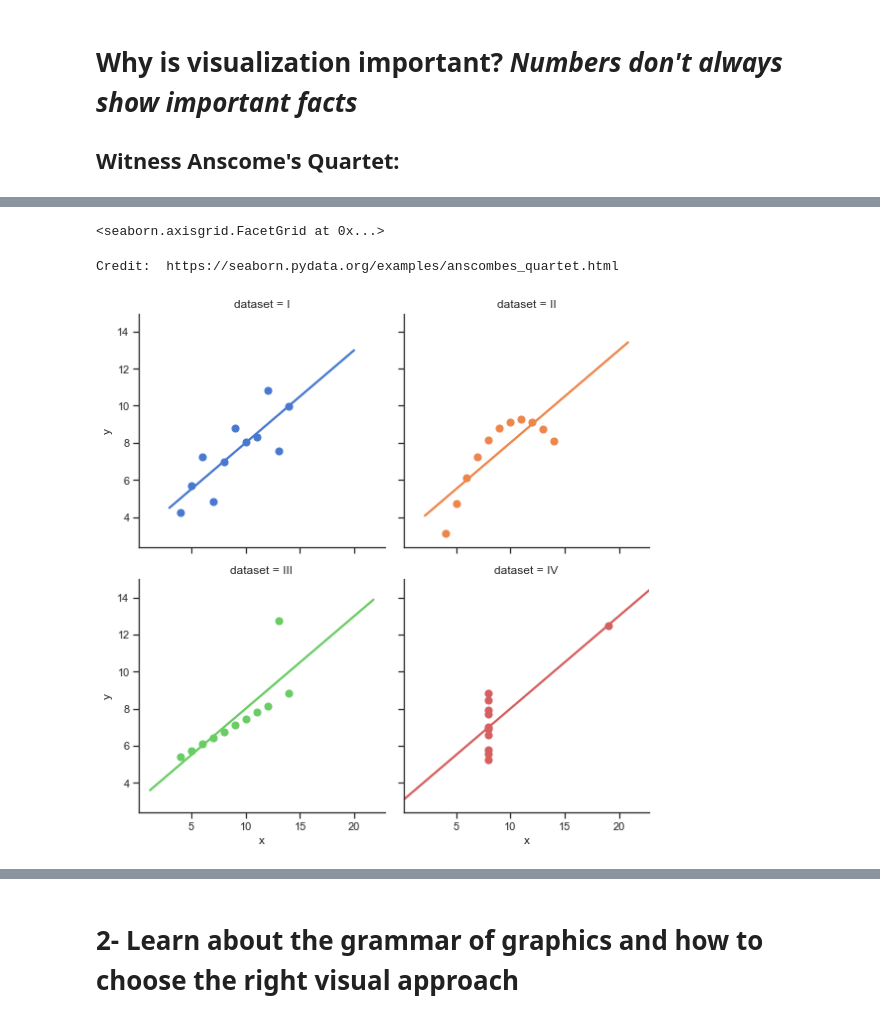
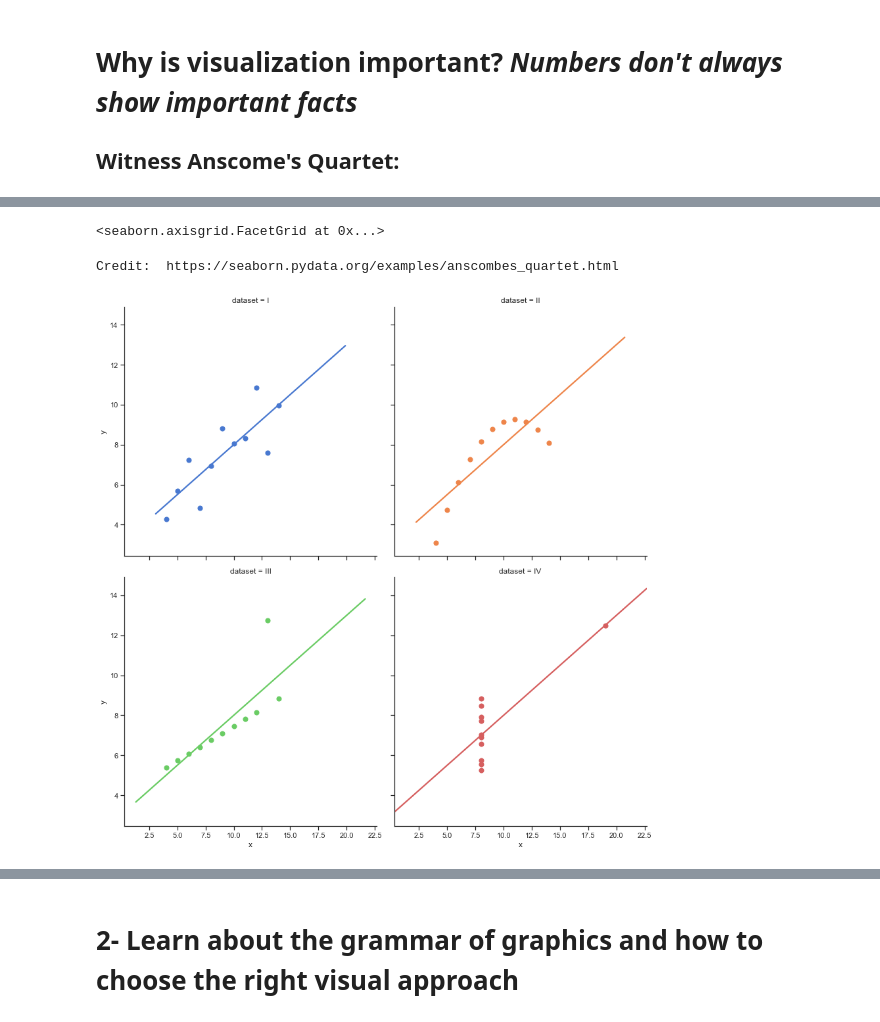
Before and after one commit to surfaceowl-ai/python_visualizations, a Jupyter notebook: notebooks/00_effective_visualizations.ipynb, the cells around one changed output, grey strips where cells are left out. Cells and saved outputs as stored; diff of their text form; code cells hidden in the pictures.

```diff
--- a/notebooks/00_effective_visualizations.ipynb
+++ b/notebooks/00_effective_visualizations.ipynb
@@ -491,18 +556,11 @@ plt.show();
 # %%
-np.warnings.filterwarnings('ignore')
-import seaborn as sns
-sns.set(style="ticks")
-
-# Load the example dataset for Anscombe's quartet
-df = sns.load_dataset("anscombe")
-
-# Show the results of a linear regression within each dataset
+# plot these datasets
 sns.lmplot(x="x", y="y", col="dataset", hue="dataset", data=df,
-           col_wrap=2, ci=None, palette="muted", height=4,
+           col_wrap=2, ci=None, palette="muted", height=6,
            scatter_kws={"s": 50, "alpha": 1})
 
 print("\nCredit:  https://seaborn.pydata.org/examples/anscombes_quartet.html")
 # %% [output]
 <seaborn.axisgrid.FacetGrid at 0x...>
 Credit:  https://seaborn.pydata.org/examples/anscombes_quartet.html
-[figure, old version]
+[figure, new version]
```
Also changed, not shown: parts of 19 cells of this notebook.
